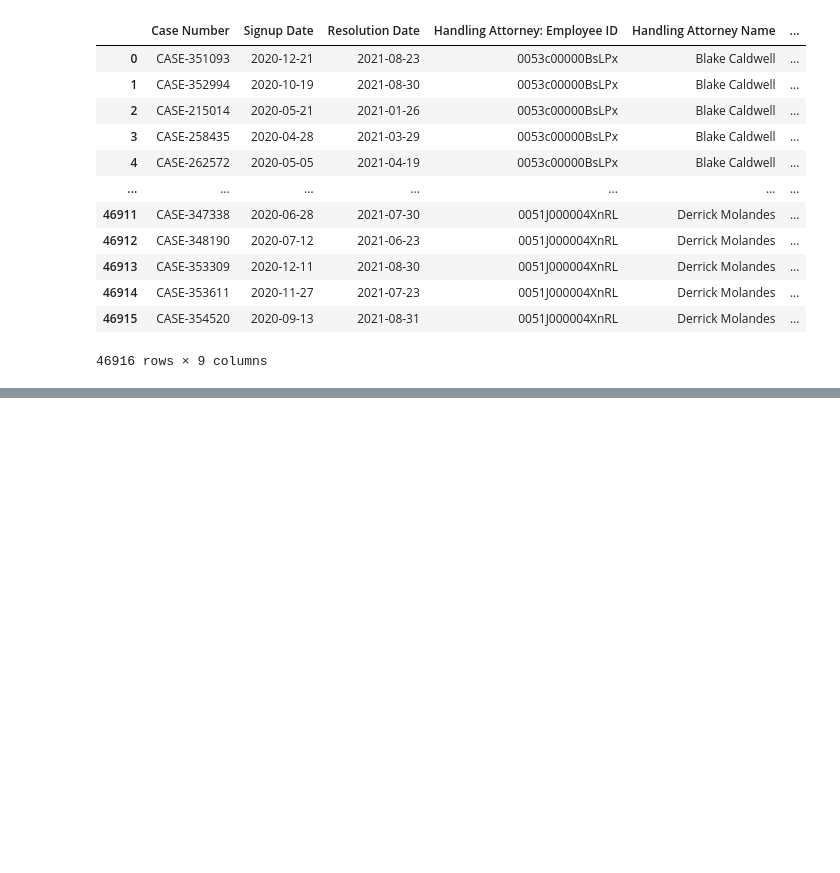
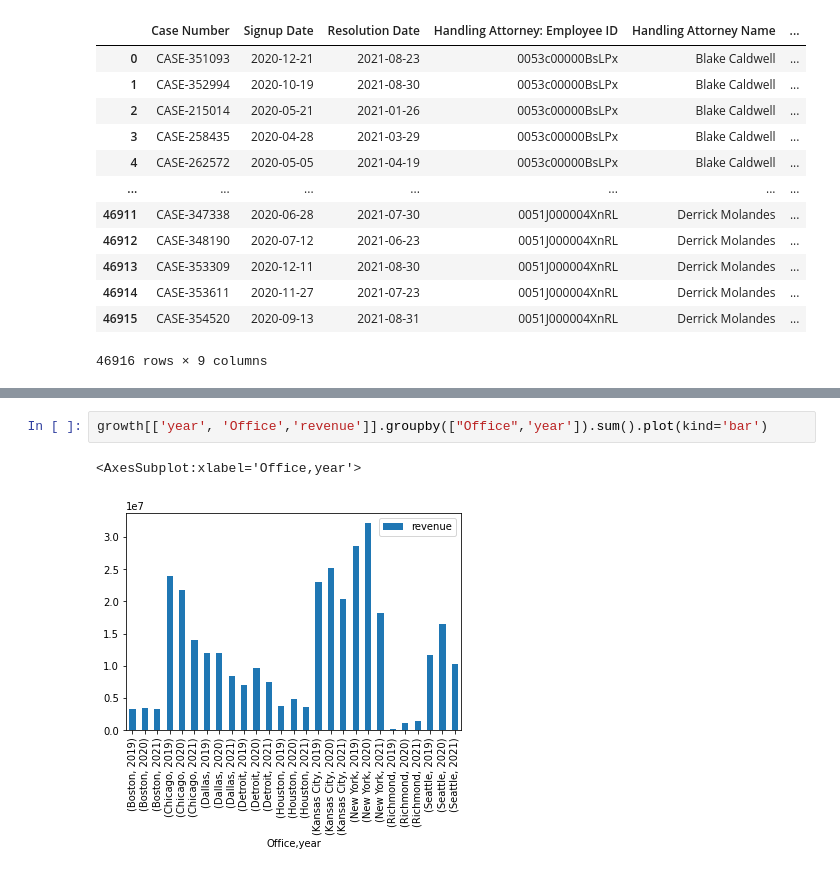
Before and after one commit to carlosiruiz/mnm-data_analyst, a Jupyter notebook: Untitled.ipynb, the cells around one changed output, grey strips where cells are left out. Saved outputs shown, nothing was run; the diff lists cells and outputs as text; blank space fills up the shorter version.

```diff
--- a/Untitled.ipynb
+++ b/Untitled.ipynb
@@ -38,0 +85,5 @@ settle
+# %%
+growth[['year', 'Office','revenue']].groupby(["Office",'year']).sum().plot(kind='bar')
+# %% [output]
+<AxesSubplot:xlabel='Office,year'>
+[figure, added]
```
Also changed, not shown: parts of 3 cells of this notebook.
